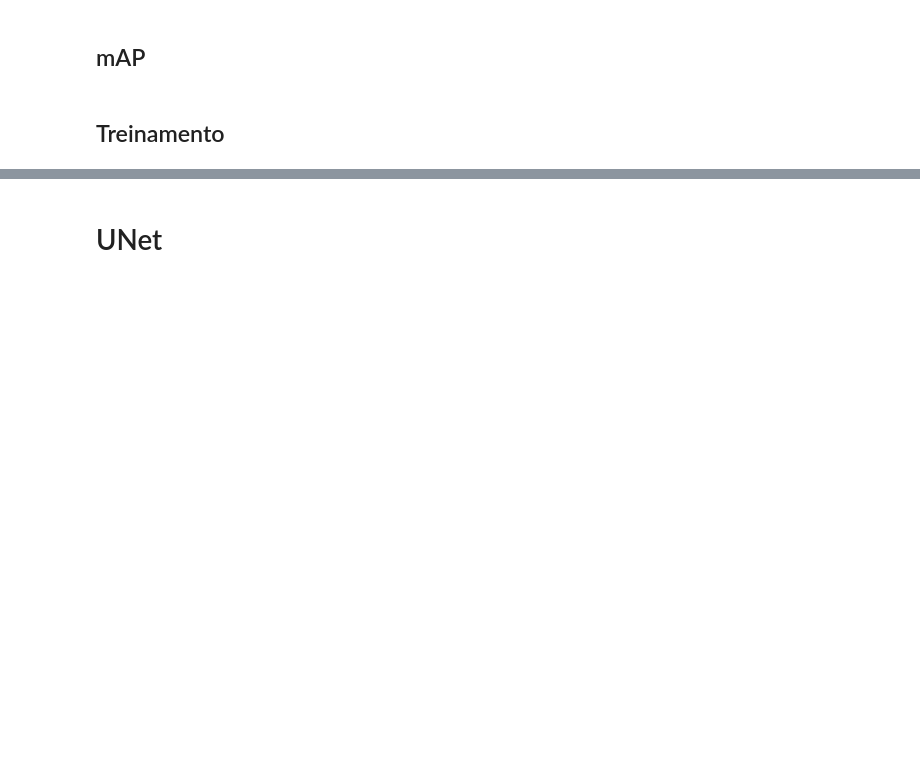
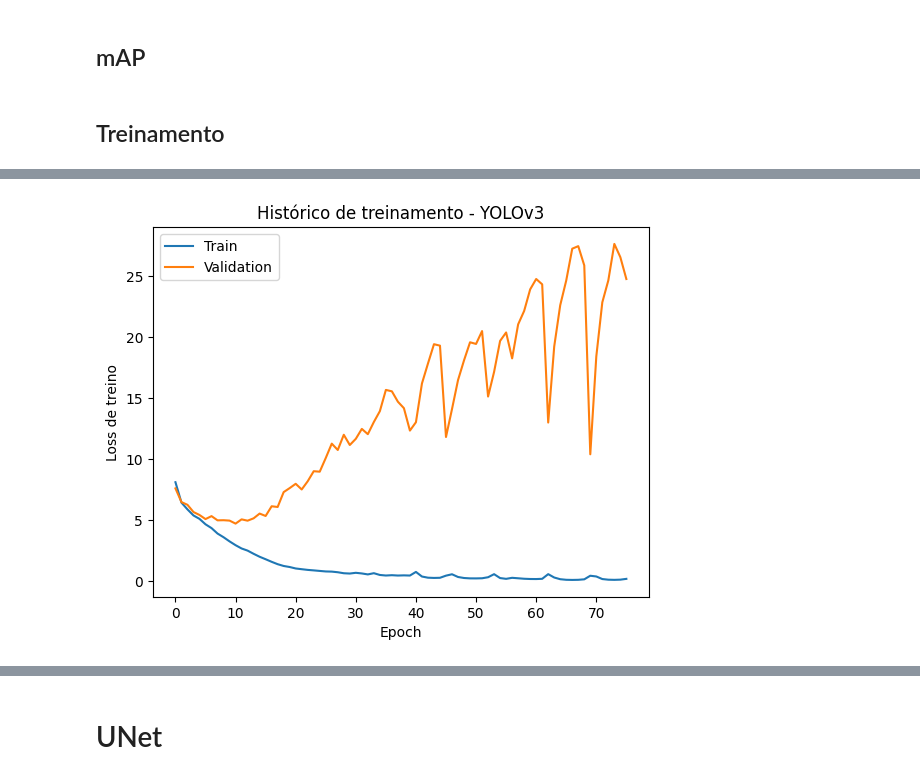
Before and after one commit to pedrotokar/deeplearning-assignments, a Jupyter notebook: Assignment 2/Deep Learning Assignment 2.ipynb, the cells around one changed output, grey strips where cells are left out. Cells and saved outputs as stored; diff of their text form; code cells hidden in the pictures; blank space fills up the shorter version.

Commit message:
fix small bugs and add plots

```diff
--- a/Assignment 2/Deep Learning Assignment 2.ipynb
+++ b/Assignment 2/Deep Learning Assignment 2.ipynb
@@ -816,7 +816,7 @@ def plot_yolo_output(model, dataset, index, title = None, confidence = 0.6, min_
 
     _, height, width = image.shape
 
-    fig, ax = plt.subplots(1, figsize=(12, 9))
+    fig, ax = plt.subplots(1, figsize=(7, 7))
     ax.imshow(image.permute(1, 2, 0).cpu())
     ax.set_title(title)
     ax.axis("off")
@@ -1008,15 +1008,12 @@ class Trainer():
         self.load_state_dict(torch.load(pth_path, map_location=torch.device(DEVICE), weights_only = True))
 
     def plot_hist(self):
-        fig, axes = plt.subplots(1, 2, figsize=(10, 4))
-        fig.suptitle(f"Histórico de treinamento - {self.__class__.__name__}")
-
-        axes[0].plot(hist["train_loss"], label = "Train")
-        axes[0].plot(hist["val_loss"], label = "Validation")
-        axes[0].set_xlabel("Epoch")
-        axes[0].set_ylabel("Loss de treino")
-        axes[0].set_title("Perda no treino")
-        axes[0].legend()
+        plt.plot(self.history["train_loss"], label = "Train")
+        plt.plot(self.history["val_loss"], label = "Validation")
+        plt.xlabel("Epoch")
+        plt.ylabel("Loss de treino")
+        plt.title(f"Histórico de treinamento - {self.__class__.__name__}")
+        plt.legend()
 
     def fit(self, train_loader, val_loader, optimizer, num_epochs, scheduler = None):
         for epoch in range(self.history["epochs"], self.history["epochs"] + num_epochs):
@@ -1501,0 +1503,4 @@ yolo.load_model()
+# %%
+yolo.plot_hist()
+# %% [output]
+[figure, added]
```
Also changed, not shown: parts of 10 cells of this notebook.
